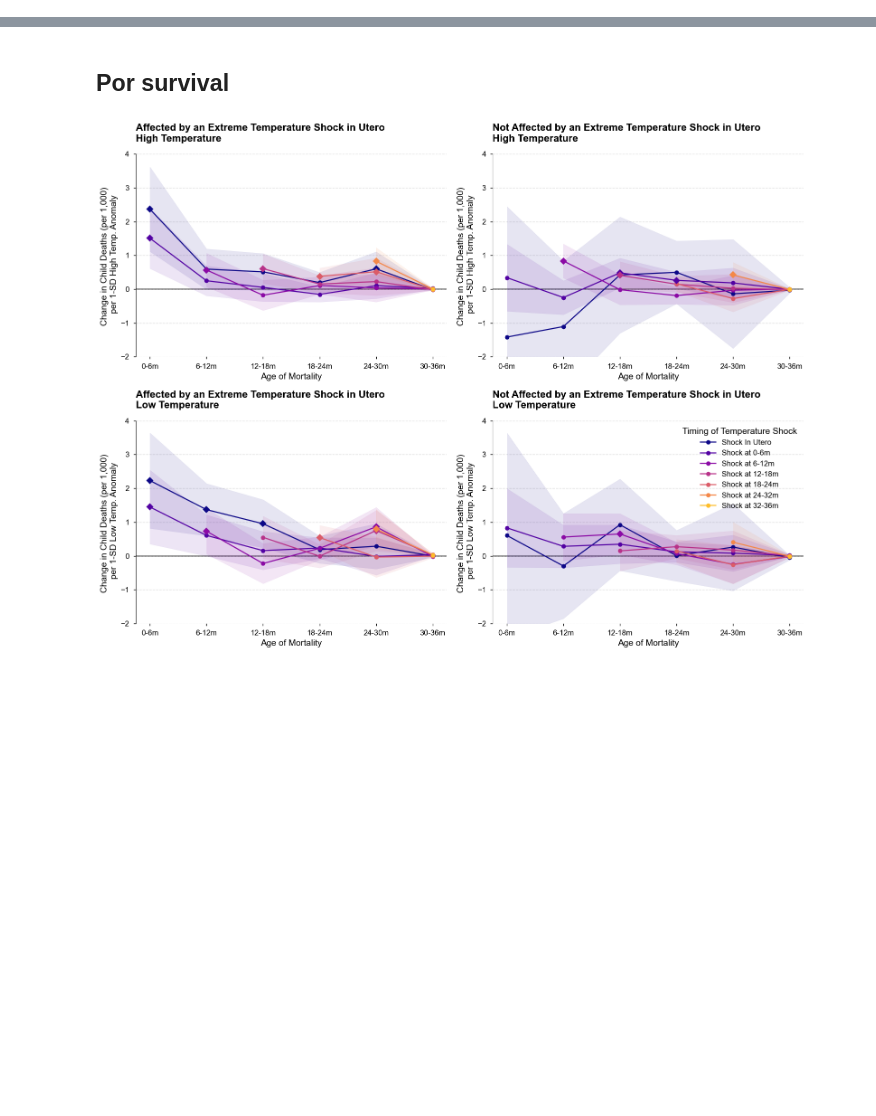
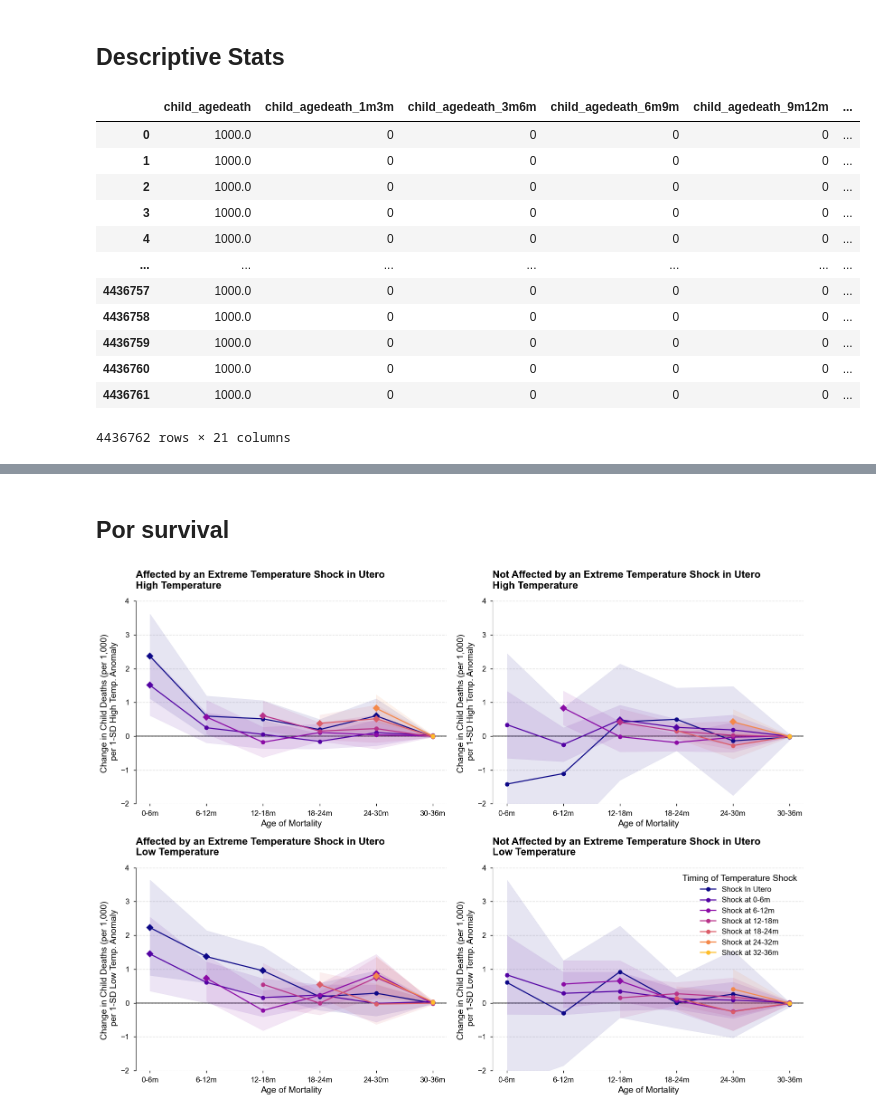
Before and after one commit to Queeno11/Child-mortality-and-Climate-Shocks, a Jupyter notebook: coefficient_plots.ipynb, the cells around one changed output, grey strips where cells are left out. Cells and saved outputs as stored; diff of their text form; code cells hidden in the pictures; blank space fills up the shorter version.

```diff
--- a/coefficient_plots.ipynb
+++ b/coefficient_plots.ipynb
@@ -19,2 +19,4 @@ plt.rcParams.update({
     'figure.figsize': (14, 8)
 })
+# %% [markdown]
+## Descriptive Stats
@@ -20,0 +27,16 @@ plt.rcParams.update({
+# %%
+df[[col for col in df.columns if "agedeath" in col]]
+# %% [output]
+|  | child_agedeath | child_agedeath_1m3m | child_agedeath_3m6m | child_agedeath_6m9m | child_agedeath_9m12m | ... |
+| 0 | 1000.0 | 0 | 0 | 0 | 0 | ... |
+| 1 | 1000.0 | 0 | 0 | 0 | 0 | ... |
+| 2 | 1000.0 | 0 | 0 | 0 | 0 | ... |
+| 3 | 1000.0 | 0 | 0 | 0 | 0 | ... |
+| 4 | 1000.0 | 0 | 0 | 0 | 0 | ... |
+| ... | ... | ... | ... | ... | ... | ... |
+| 4436757 | 1000.0 | 0 | 0 | 0 | 0 | ... |
+| 4436758 | 1000.0 | 0 | 0 | 0 | 0 | ... |
+| 4436759 | 1000.0 | 0 | 0 | 0 | 0 | ... |
+| 4436760 | 1000.0 | 0 | 0 | 0 | 0 | ... |
+| 4436761 | 1000.0 | 0 | 0 | 0 | 0 | ... |
+4436762 rows × 21 columns
```
Also changed, not shown: parts of 14 cells of this notebook, 3 other files.
